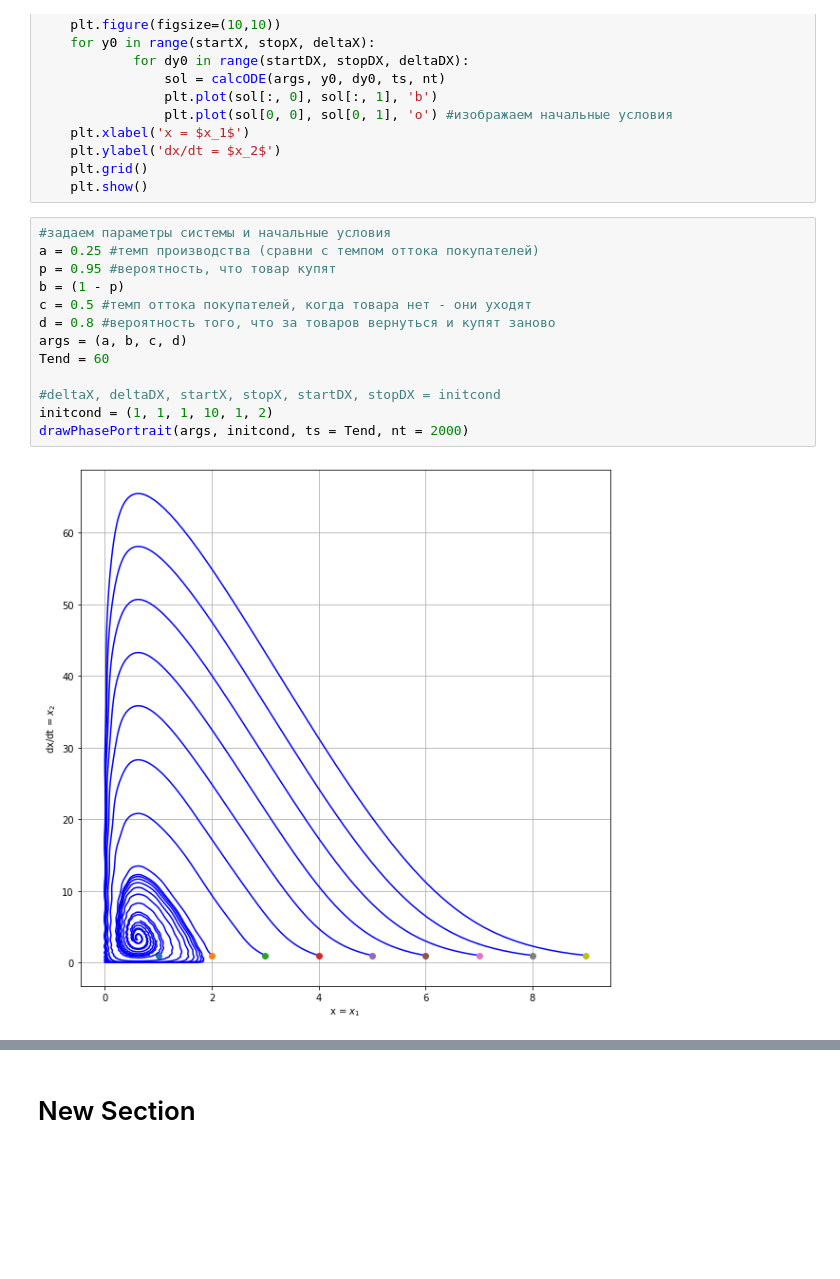
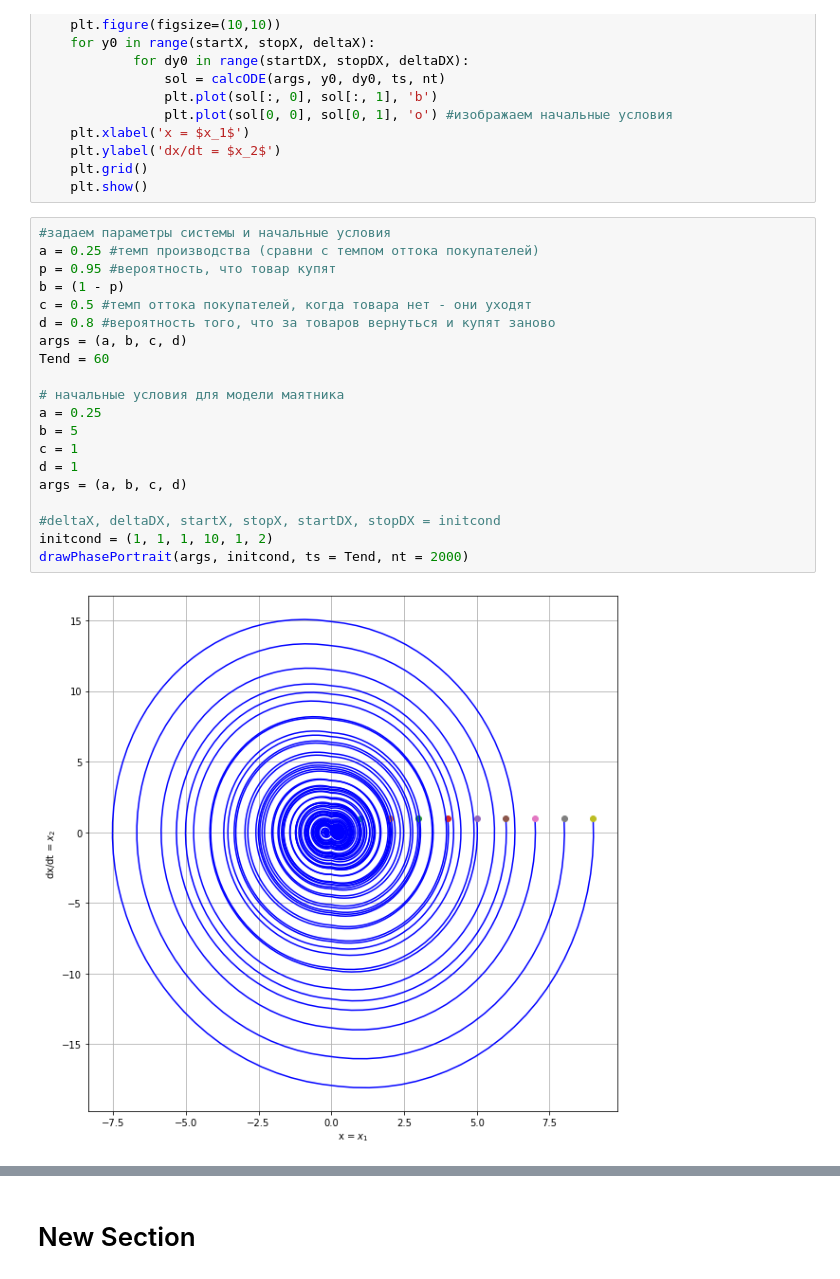
Before and after one commit to TAUforPython/nonlinear_phasepicture, a Jupyter notebook: вынужденное_движение_нелинейных_систем.ipynb, the cells around one changed output, grey strips where cells are left out. Cells and saved outputs as stored; diff of their text form; blank space fills up the shorter version.

```diff
--- a/вынужденное_движение_нелинейных_систем.ipynb
+++ b/вынужденное_движение_нелинейных_систем.ipynb
@@ -64,18 +67,25 @@ def drawPhasePortrait(args, initcond, ts, nt):
 # %%
 #задаем параметры системы и начальные условия
 a = 0.25 #темп производства (сравни с темпом оттока покупателей)
 p = 0.95 #вероятность, что товар купят
 b = (1 - p)
 c = 0.5 #темп оттока покупателей, когда товара нет - они уходят
 d = 0.8 #вероятность того, что за товаров вернуться и купят заново
 args = (a, b, c, d)
 Tend = 60
 
+# начальные условия для модели маятника
+a = 0.25
+b = 5
+c = 1
+d = 1
+args = (a, b, c, d)
+
 #deltaX, deltaDX, startX, stopX, startDX, stopDX = initcond
 initcond = (1, 1, 1, 10, 1, 2)
 drawPhasePortrait(args, initcond, ts = Tend, nt = 2000)
 # %% [output]
-[figure, old version]
+[figure, new version]
 # %%
 sol = calcODE(args, y0 = 1, dy0 = 1, ts = Tend, nt = 2000)
 t = np.linspace(0, Tend, 2000)
```
Also changed, not shown: parts of 5 cells of this notebook.
